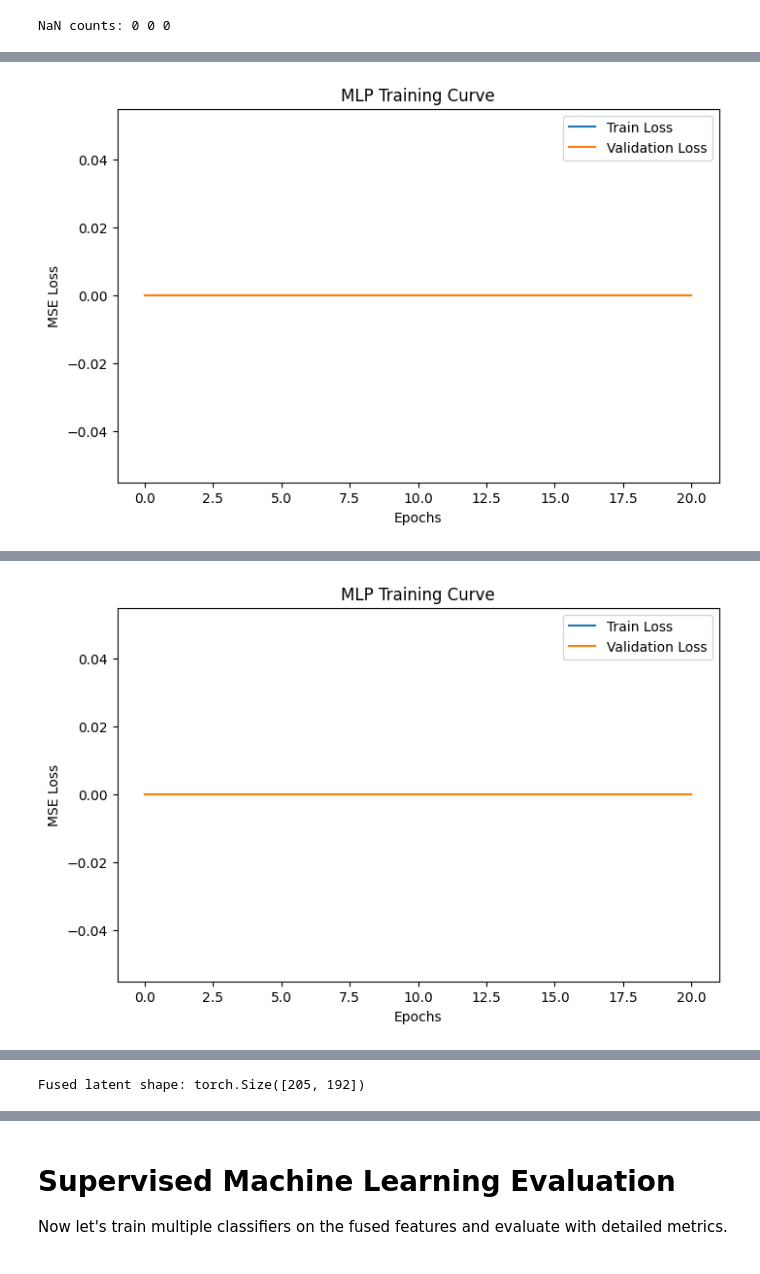
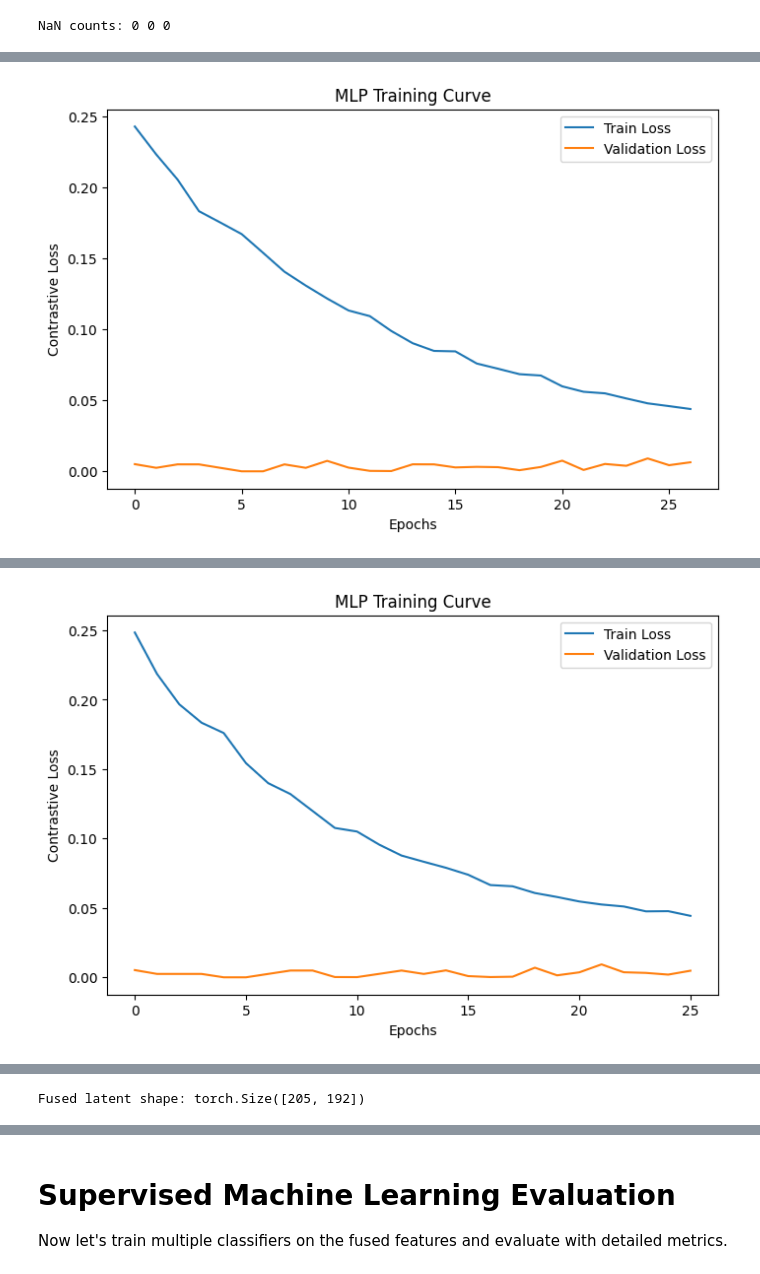
Before and after one commit to Shahriar1638/Multi-omics-Cancer-subtype, a Jupyter notebook: Single_omics_mlp_pipline.ipynb, the cells around one changed output, grey strips where cells are left out. Saved outputs shown, nothing was run; the diff lists cells and outputs as text; code cells hidden in the pictures.

```diff
--- a/Single_omics_mlp_pipline.ipynb
+++ b/Single_omics_mlp_pipline.ipynb
@@ -62,22 +77,26 @@ from sklearn.model_selection import train_test_split
 import numpy as np
 from sklearn.preprocessing import StandardScaler
 
-# ------------------ MLP with Dropout ------------------
+# ------------------ MLP Feature Extractor with Dropout ------------------
 class MLP(nn.Module):
     def __init__(self, input_dim, latent_dim=64, dropout=0.3):
         super(MLP, self).__init__()
-        self.network = nn.Sequential(
-            nn.Linear(input_dim, 256),
+        self.feature_extractor = nn.Sequential(
+            nn.Linear(input_dim, 512),
+            nn.BatchNorm1d(512),
+            nn.ReLU(),
+            nn.Dropout(dropout),
+            nn.Linear(512, 256),
+            nn.BatchNorm1d(256),
             nn.ReLU(),
             nn.Dropout(dropout),
             nn.Linear(256, latent_dim)
         )
 
     def forward(self, x):
-        z = self.network(x)
-        return z
+        return self.feature_extractor(x)
 
-# ------------------ Training with validation & early stopping ------------------
+# ------------------ Training with contrastive learning approach ------------------
 def train_mlp(model, data, epochs=200, patience=20, normalize=True):
     # Optionally normalize features to mean=0, std=1
     if normalize:
@@ -91,8 +110,20 @@ def train_mlp(model, data, epochs=200, patience=20, normalize=True):
     X_train = torch.tensor(X_train, dtype=torch.float32).to(device)
     X_val   = torch.tensor(X_val, dtype=torch.float32).to(device)
 
-    optimizer = optim.Adam(model.parameters(), lr=1e-3, weight_decay=1e-5)  # L2 reg
-    criterion = nn.MSELoss()
+    optimizer = optim.Adam(model.parameters(), lr=1e-3, weight_decay=1e-4)
+
+    # For unsupervised feature learning, we use a simple contrastive approach
+    # We create positive pairs by adding small noise and negative pairs from different samples
+    def create_pairs(X, noise_std=0.1):
+        # Positive pairs: original + noisy version
+        noise = torch.randn_like(X) * noise_std
+        X_pos = X + noise
+
+        # Negative pairs: random shuffle
+        idx = torch.randperm(X.size(0))
+        X_neg = X[idx]
+
+        return X_pos, X_neg
 
     train_losses, val_losses = [], []
     best_val_loss = np.inf
@@ -101,29 +132,46 @@ def train_mlp(model, data, epochs=200, patience=20, normalize=True):
 
     for epoch in range(epochs):
         model.train()
-        z = model(X_train)
-        # For MLP, we can use the latent representation as target (identity mapping)
-        loss = criterion(z, z)  # This is just for training stability
+
+        # Create positive and negative pairs
+        X_pos, X_neg = create_pairs(X_train)
+
+        # Get embeddings
+        z_orig = model(X_train)
+        z_pos = model(X_pos)
+        z_neg = model(X_neg)
+
+        # Contrastive loss: pull positive pairs together, push negative pairs apart
+        pos_loss = torch.mean((z_orig - z_pos) ** 2)
+        neg_loss = torch.mean(torch.clamp(1.0 - torch.norm(z_orig - z_neg, dim=1), min=0) ** 2)
+        loss = pos_loss + 0.1 * neg_loss
 
         optimizer.zero_grad()
         loss.backward()
         optimizer.step()
 
-        # Validation
+        # Validation - use same approach
         model.eval()
         with torch.no_grad():
-            val_z = model(X_val)
-            val_loss = criterion(val_z, val_z)
+            X_val_pos, X_val_neg = create_pairs(X_val)
+            z_val_orig = model(X_val)
+            z_val_pos = model(X_val_pos)
+            z_val_neg = model(X_val_neg)
+
+            val_pos_loss = torch.mean((z_val_orig - z_val_pos) ** 2)
+            val_neg_loss = torch.mean(torch.clamp(1.0 - torch.norm(z_val_orig - z_val_neg, dim=1), min=0) ** 2)
+            val_loss = val_pos_loss + 0.1 * val_neg_loss
 
         train_losses.append(loss.item())
         val_losses.append(val_loss.item())
 
-        print(f"Epoch {epoch+1}/{epochs} | Train Loss: {loss.item():.4f} | Val Loss: {val_loss.item():.4f}")
+        if (epoch + 1) % 10 == 0:
+            print(f"Epoch {epoch+1}/{epochs} | Train Loss: {loss.item():.4f} | Val Loss: {val_loss.item():.4f}")
 
         # Early stopping
         if val_loss.item() < best_val_loss:
             best_val_loss = val_loss.item()
-            best_model_state = model.state_dict()
+            best_model_state = model.state_dict().copy()
             patience_counter = 0
         else:
             patience_counter += 1
@@ -140,7 +188,7 @@ def train_mlp(model, data, epochs=200, patience=20, normalize=True):
     plt.plot(train_losses, label="Train Loss")
     plt.plot(val_losses, label="Validation Loss")
     plt.xlabel("Epochs")
-    plt.ylabel("MSE Loss")
+    plt.ylabel("Contrastive Loss")
     plt.title("MLP Training Curve")
     plt.legend()
     plt.show()
@@ -187,2 +221,2 @@ Epoch 21/200 | Train Loss: 0.0000 | Val Loss: 0.0000
 Early stopping triggered!
-[figure, old version]
+[figure, new version]
@@ -205,2 +225,2 @@ Epoch 21/200 | Train Loss: 0.0000 | Val Loss: 0.0000
 Early stopping triggered!
-[figure, old version]
+[figure, new version]
```
Also changed, not shown: parts of 17 cells of this notebook, 10 other files.
